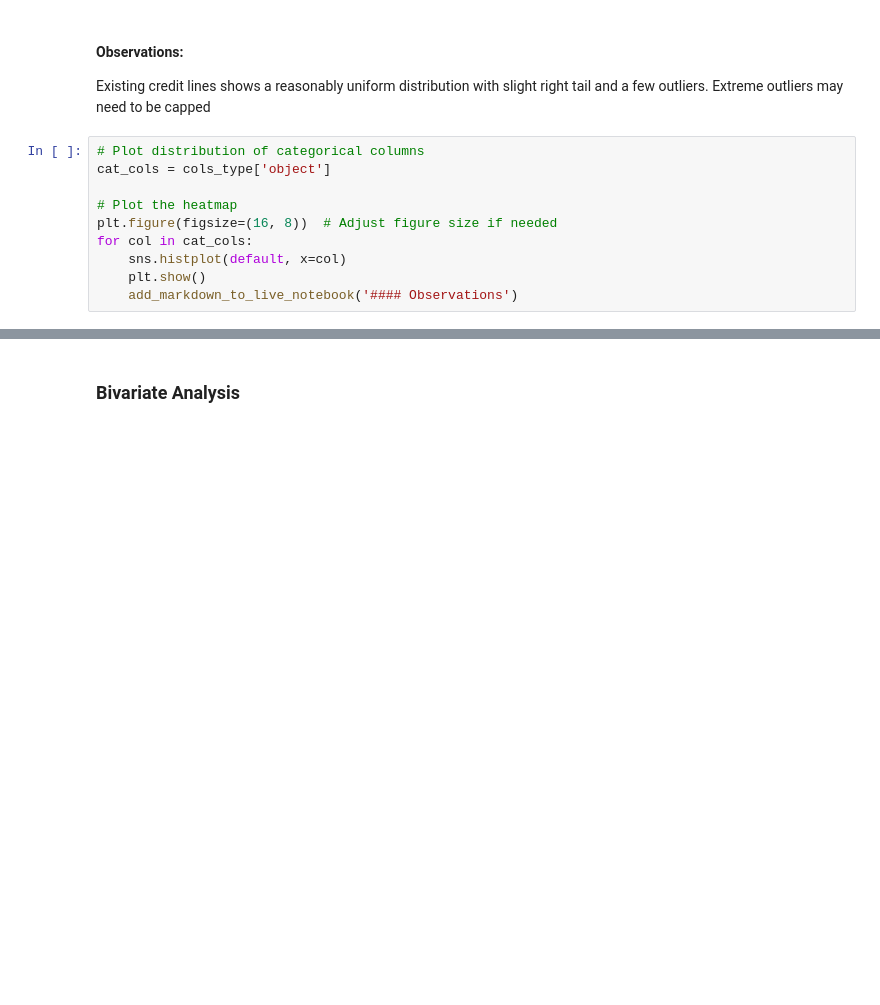
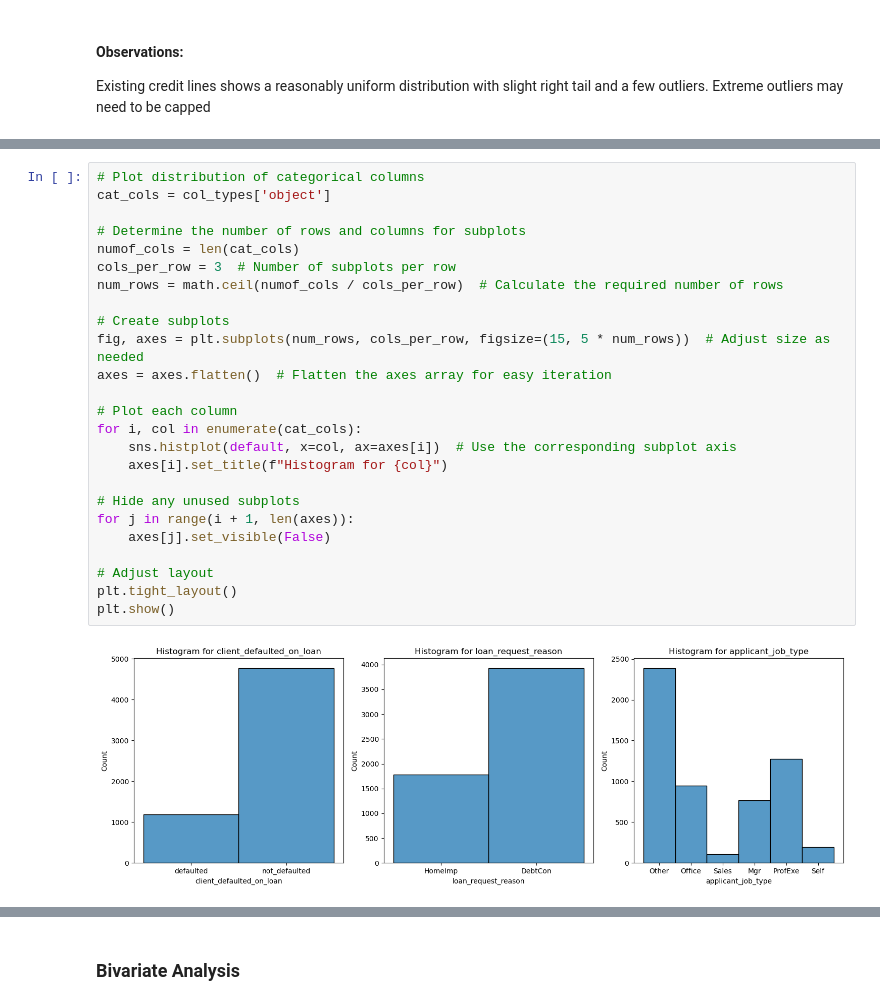
Before and after one commit to vmagar1729/analytiqbit, a Jupyter notebook: notebooks/Capstone_Project_Reference_Notebook_Loan_Default_Prediction_Full_Code.ipynb, the cells around one changed output, grey strips where cells are left out. Drawn from its saved outputs; the diff is of its cells as text; blank space fills up the shorter version.

```diff
--- a/notebooks/Capstone_Project_Reference_Notebook_Loan_Default_Prediction_Full_Code.ipynb
+++ b/notebooks/Capstone_Project_Reference_Notebook_Loan_Default_Prediction_Full_Code.ipynb
@@ -396,13 +398,3 @@ histogram_boxplot(default, num_cols[9])
 # %% [markdown]
 #### Observations:
 Existing credit lines shows a reasonably uniform distribution with slight right tail and a few outliers. Extreme outliers may need to be capped
-# %%
-# Plot distribution of categorical columns
-cat_cols = cols_type['object']
-
-# Plot the heatmap
-plt.figure(figsize=(16, 8))  # Adjust figure size if needed
-for col in cat_cols:
-    sns.histplot(default, x=col)
-    plt.show()
-    add_markdown_to_live_notebook('#### Observations')
@@ -415,0 +401,27 @@ for col in cat_cols:
+# %%
+# Plot distribution of categorical columns
+cat_cols = col_types['object']
+
+# Determine the number of rows and columns for subplots
+numof_cols = len(cat_cols)
+cols_per_row = 3  # Number of subplots per row
+num_rows = math.ceil(numof_cols / cols_per_row)  # Calculate the required number of rows
+
+# Create subplots
+fig, axes = plt.subplots(num_rows, cols_per_row, figsize=(15, 5 * num_rows))  # Adjust size as needed
+axes = axes.flatten()  # Flatten the axes array for easy iteration
+
+# Plot each column
+for i, col in enumerate(cat_cols):
+    sns.histplot(default, x=col, ax=axes[i])  # Use the corresponding subplot axis
+    axes[i].set_title(f"Histogram for {col}")
+
+# Hide any unused subplots
+for j in range(i + 1, len(axes)):
+    axes[j].set_visible(False)
+
+# Adjust layout
+plt.tight_layout()
+plt.show()
+# %% [output]
+[figure, added]
```
Also changed, not shown: parts of 8 cells of this notebook, 1 other file.
